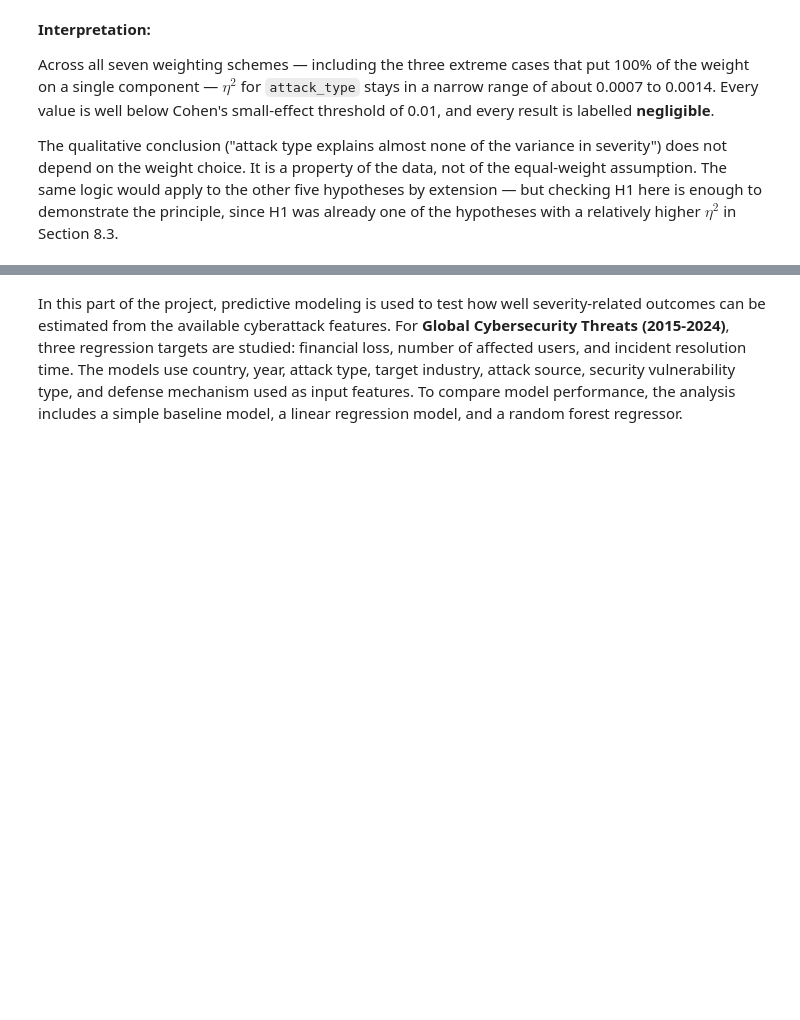
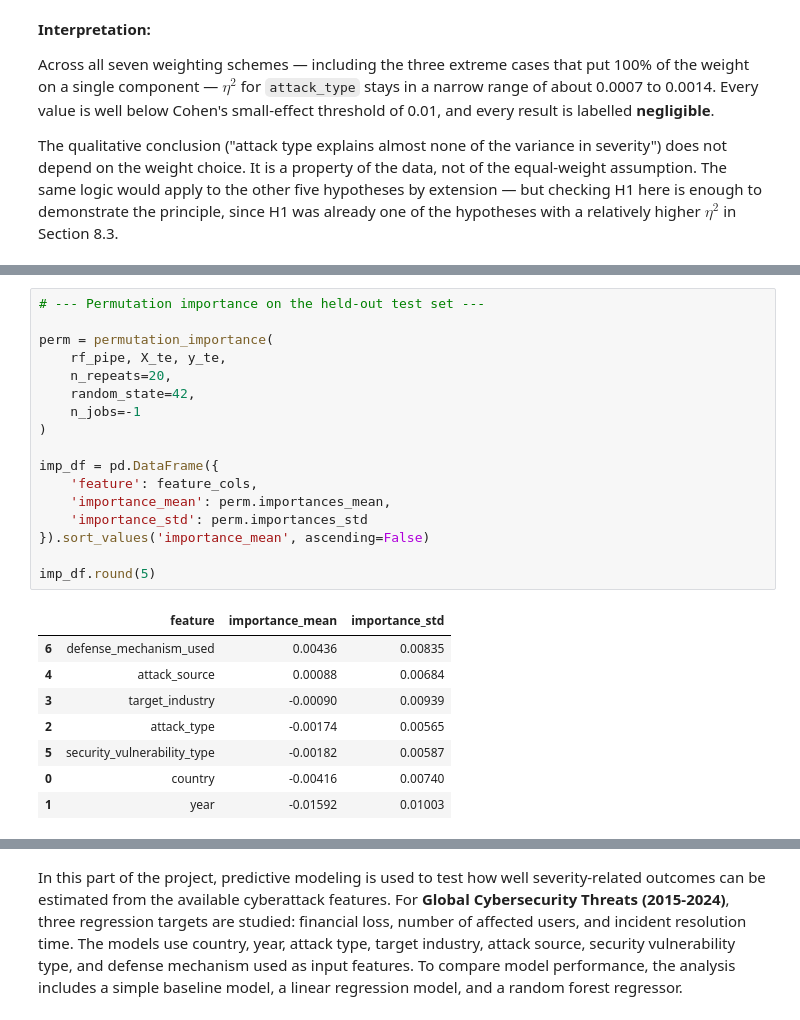
Before and after one commit to AlexanderPanagyurski/cyberattack-severity-analysis, a Jupyter notebook: Drivers of Cyberattack Severity.ipynb, the cells around one changed output, grey strips where cells are left out. Drawn from its saved outputs; the diff is of its cells as text; blank space fills up the shorter version.

```diff
--- a/Drivers of Cyberattack Severity.ipynb
+++ b/Drivers of Cyberattack Severity.ipynb
@@ -2963,0 +3046,26 @@ The qualitative conclusion ("attack type explains almost none of the variance in
+# %%
+# --- Permutation importance on the held-out test set ---
+
+perm = permutation_importance(
+    rf_pipe, X_te, y_te,
+    n_repeats=20,
+    random_state=42,
+    n_jobs=-1
+)
+
+imp_df = pd.DataFrame({
+    'feature': feature_cols,
+    'importance_mean': perm.importances_mean,
+    'importance_std': perm.importances_std
+}).sort_values('importance_mean', ascending=False)
+
+imp_df.round(5)
+# %% [output]
+|  | feature | importance_mean | importance_std |
+| 6 | defense_mechanism_used | 0.00436 | 0.00835 |
+| 4 | attack_source | 0.00088 | 0.00684 |
+| 3 | target_industry | -0.00090 | 0.00939 |
+| 2 | attack_type | -0.00174 | 0.00565 |
+| 5 | security_vulnerability_type | -0.00182 | 0.00587 |
+| 0 | country | -0.00416 | 0.00740 |
+| 1 | year | -0.01592 | 0.01003 |
```
Also changed, not shown: parts of 35 cells of this notebook.
